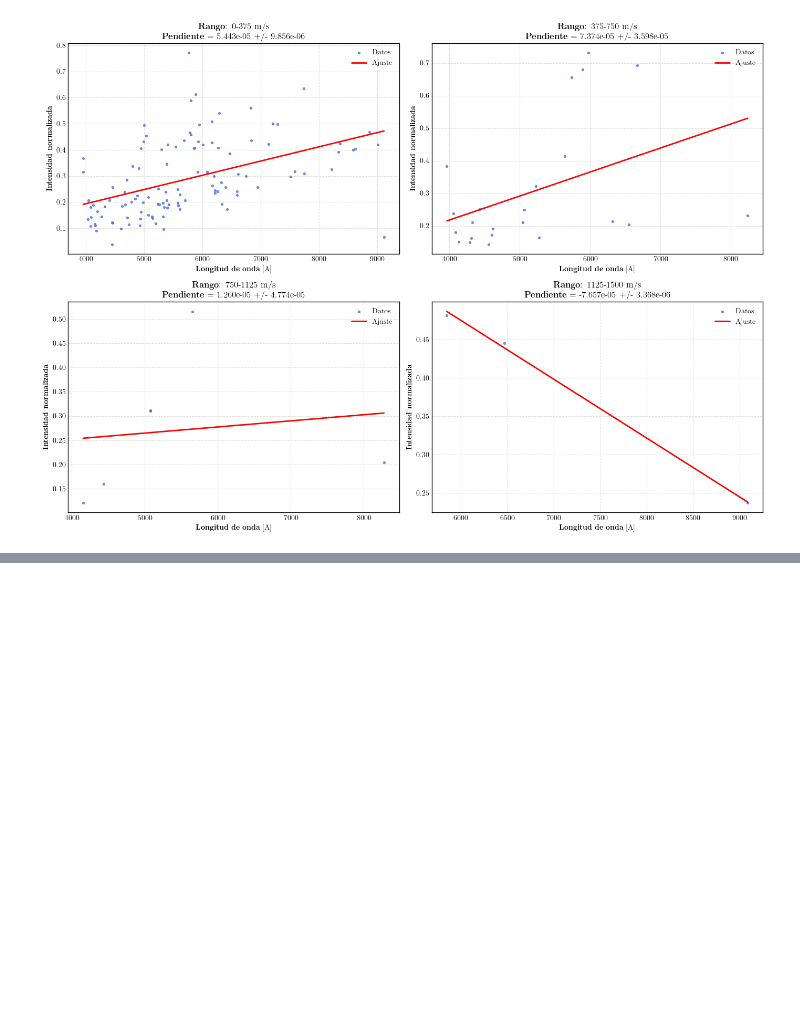
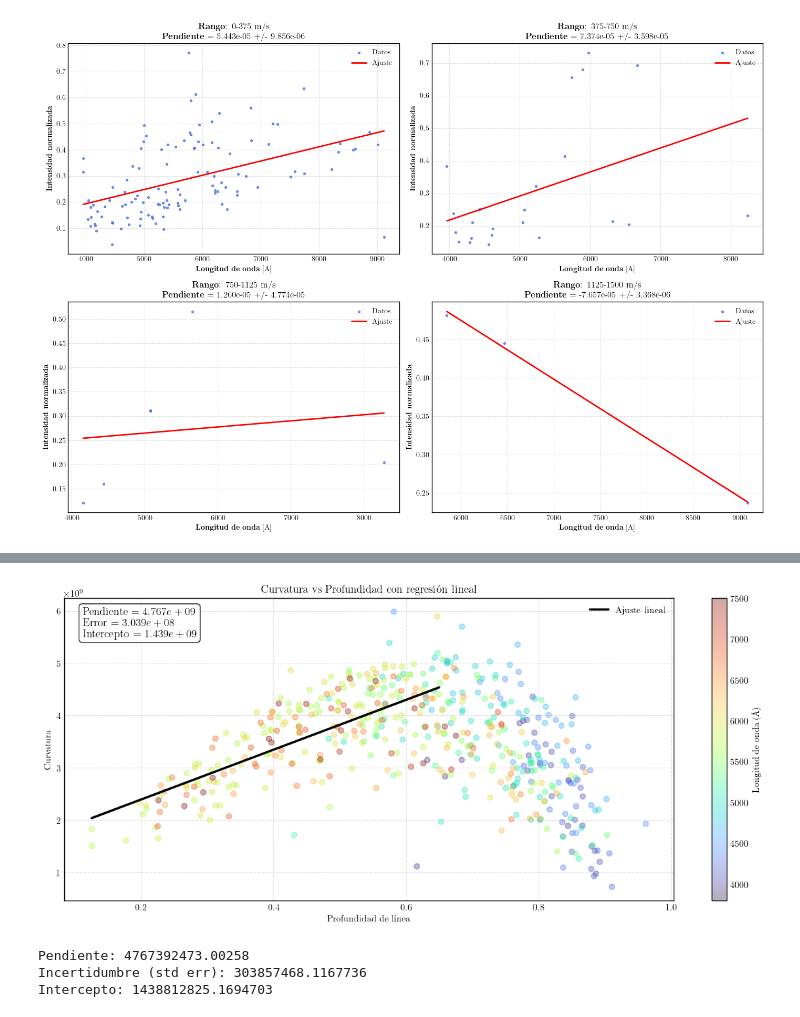
Before and after one commit to LaraGomezN/Aldebaran, a Jupyter notebook: main.ipynb, the cells around one changed output, grey strips where cells are left out. Cells and saved outputs as stored; diff of their text form; code cells hidden in the pictures; blank space fills up the shorter version.

```diff
--- a/main.ipynb
+++ b/main.ipynb
@@ -580,0 +571,2 @@ Correlación en 0.3–0.4: 0.13341937255438802
+# %%
+df_visible["y_obs"] = 1-df_visible["y_obs"]
@@ -580,0 +579,73 @@ Correlación en 0.3–0.4: 0.13341937255438802
+# %%
+import numpy as np
+import matplotlib.pyplot as plt
+from scipy.stats import linregress
+
+# --- 1. Filtrar puntos desde 0.35 hasta 0.65 ---
+mask = (df_visible["y_obs"] <= 0.65)
+x_reg = df_visible.loc[mask, "y_obs"]
+y_reg = df_visible.loc[mask, "curvature"]
+
+# --- 2. Regresión lineal ---
+slope, intercept, r_value, p_value, std_err = linregress(x_reg, y_reg)
+
+# --- 3. Generar recta de regresión ---
+x_fit = np.linspace(x_reg.min(), x_reg.max(), 300)
+y_fit = slope * x_fit + intercept
+
+# --- 4. Graficar ---
+plt.figure(figsize=(15, 6))
+
+# Todos los puntos con baja opacidad
+sc = plt.scatter(
+    df_visible["y_obs"],
+    df_visible["curvature"],
+    c=df_visible["lambda_obs"],
+    cmap=cmap,
+    norm=norm,
+    alpha=0.35
+)
+
+# Recta de regresión
+plt.plot(
+    x_fit,
+    y_fit,
+    linewidth=2.5,
+    label="Ajuste lineal",
+    color="black"
+)
+
+plt.ylabel("Curvatura")
+plt.xlabel("Profundidad de línea")
+plt.title("Curvatura vs Profundidad con regresión lineal")
+plt.grid(True, linestyle="--", alpha=0.7)
+plt.colorbar(sc, label="Longitud de onda (Å)")
+plt.legend()
+
+# --- 5. Caja con datos de la pendiente ---
+textstr = (
+    rf'$\mathrm{{Pendiente}} = {slope:.3e}$' '\n'
+    rf'$\mathrm{{Error}} = {std_err:.3e}$' '\n'
+    rf'$\mathrm{{Intercepto}} = {intercept:.3e}$'
+)
+
+
+plt.gca().text(
+    0.03, 0.97, textstr,
+    transform=plt.gca().transAxes,
+    fontsize=12,
+    verticalalignment='top',
+    bbox=dict(boxstyle='round', facecolor='white', alpha=0.85)
+)
+
+plt.show()
+
+# --- 6. Imprimir valores ---
+print("Pendiente:", slope)
+print("Incertidumbre (std err):", std_err)
+print("Intercepto:", intercept)
+# %% [output]
+[figure, added]
+Pendiente: 4767392473.00258
+Incertidumbre (std err): 303857468.1167736
+Intercepto: 1438812825.1694703
```
Also changed, not shown: parts of 5 cells of this notebook, 5 other files.
